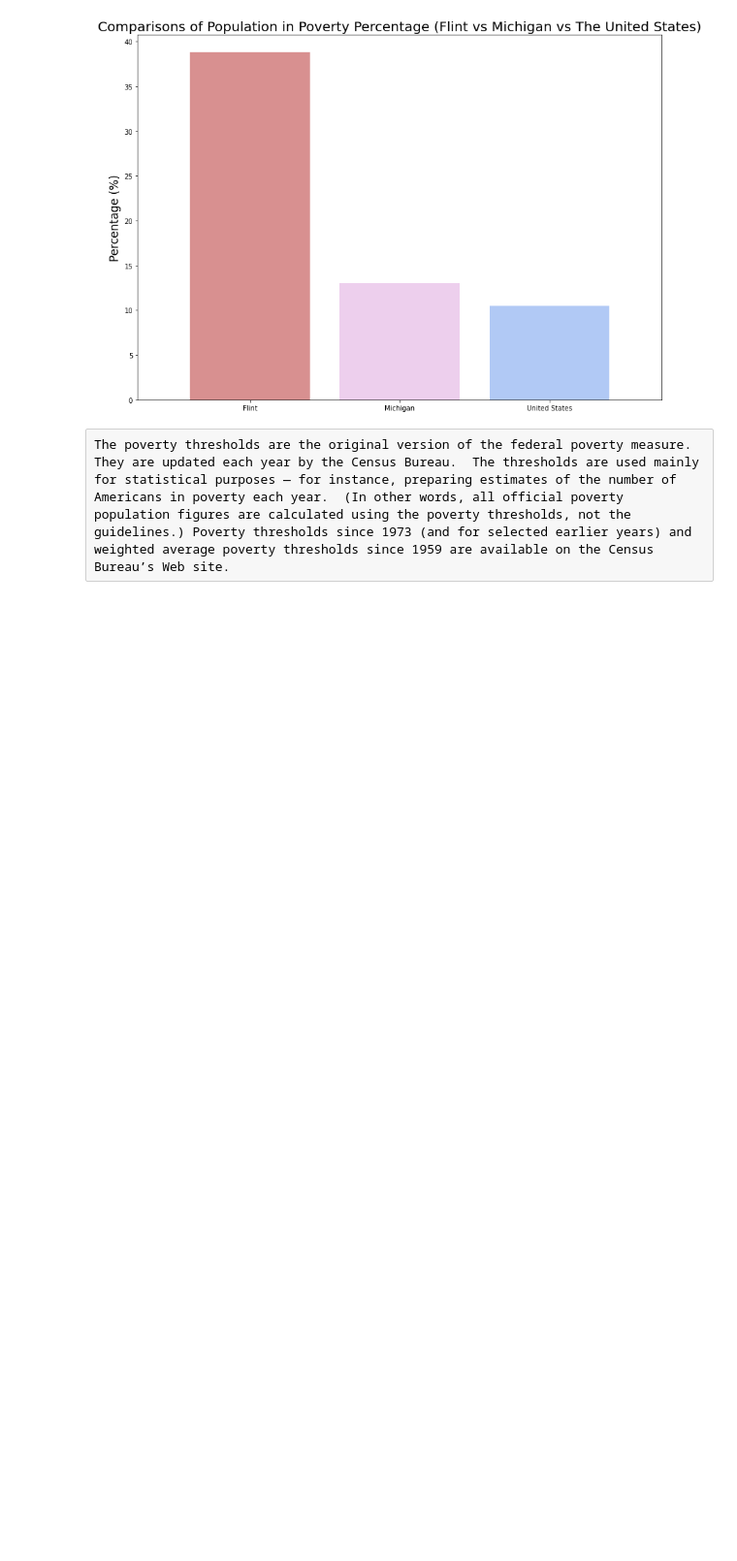
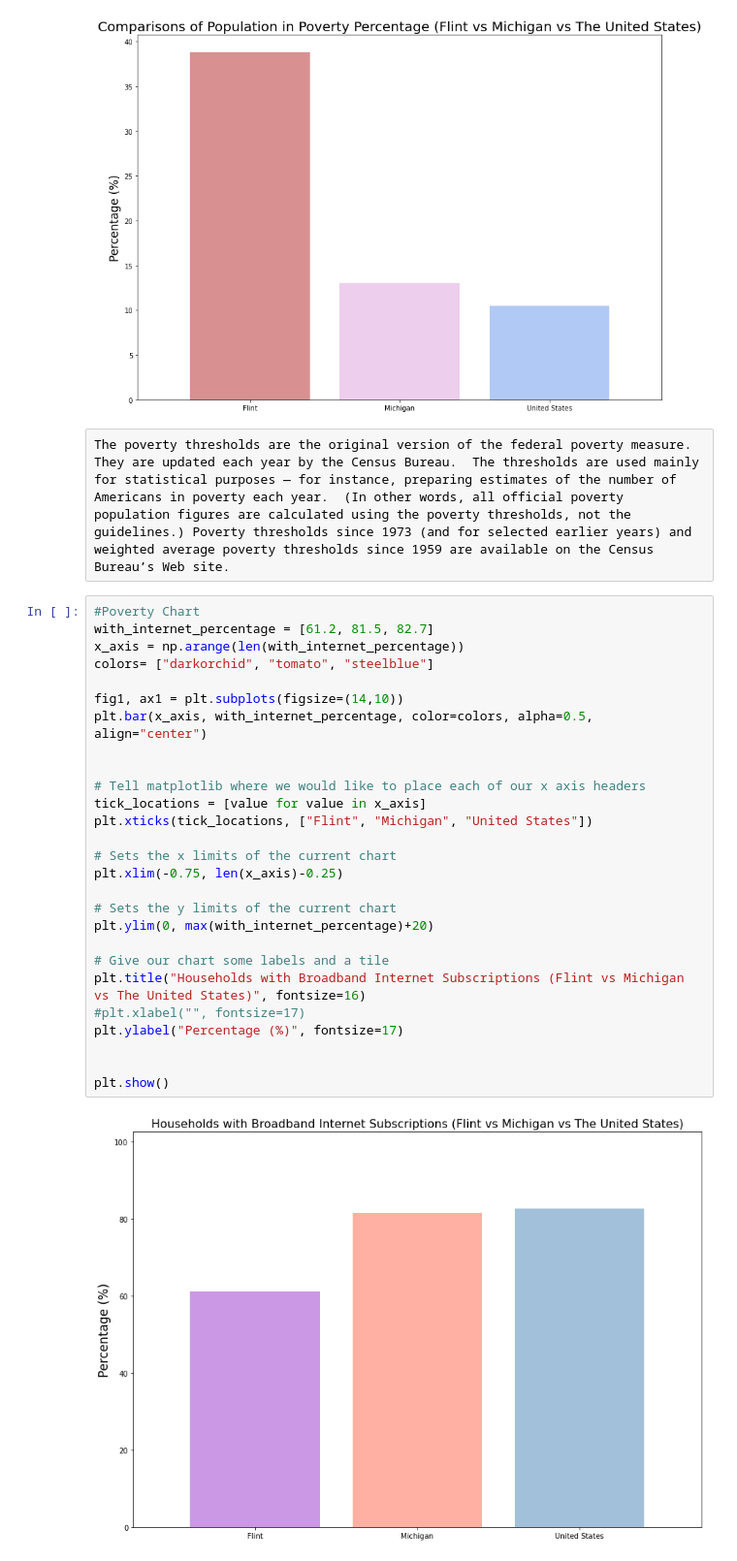
Before and after one commit to deepzissou/Gaming_Crew, a Jupyter notebook: metroid/Flint_Data_Set_Test-checkpoint.ipynb, the cells around one changed output. Shown: that part at 97% size. Drawn from its saved outputs; the diff is of its cells as text; blank space fills up the shorter version.

```diff
--- a/metroid/Flint_Data_Set_Test-checkpoint.ipynb
+++ b/metroid/Flint_Data_Set_Test-checkpoint.ipynb
@@ -261,3 +261,32 @@ plt.show()
 [figure]
 # %% [raw]
 The poverty thresholds are the original version of the federal poverty measure.  They are updated each year by the Census Bureau.  The thresholds are used mainly for statistical purposes — for instance, preparing estimates of the number of Americans in poverty each year.  (In other words, all official poverty population figures are calculated using the poverty thresholds, not the guidelines.) Poverty thresholds since 1973 (and for selected earlier years) and weighted average poverty thresholds since 1959 are available on the Census Bureau’s Web site.
+# %%
+#Poverty Chart
+with_internet_percentage = [61.2, 81.5, 82.7]
+x_axis = np.arange(len(with_internet_percentage))
+colors= ["darkorchid", "tomato", "steelblue"]
+
+fig1, ax1 = plt.subplots(figsize=(14,10))
+plt.bar(x_axis, with_internet_percentage, color=colors, alpha=0.5, align="center")
+
+
+# Tell matplotlib where we would like to place each of our x axis headers
+tick_locations = [value for value in x_axis]
+plt.xticks(tick_locations, ["Flint", "Michigan", "United States"])
+
+# Sets the x limits of the current chart
+plt.xlim(-0.75, len(x_axis)-0.25)
+
+# Sets the y limits of the current chart
+plt.ylim(0, max(with_internet_percentage)+20)
+
+# Give our chart some labels and a tile
+plt.title("Households with Broadband Internet Subscriptions (Flint vs Michigan vs The United States)", fontsize=16)
+#plt.xlabel("", fontsize=17)
+plt.ylabel("Percentage (%)", fontsize=17)
+
+
+plt.show()
+# %% [output]
+[figure, added]
```
Also changed, not shown: parts of 1 cell of this notebook.
